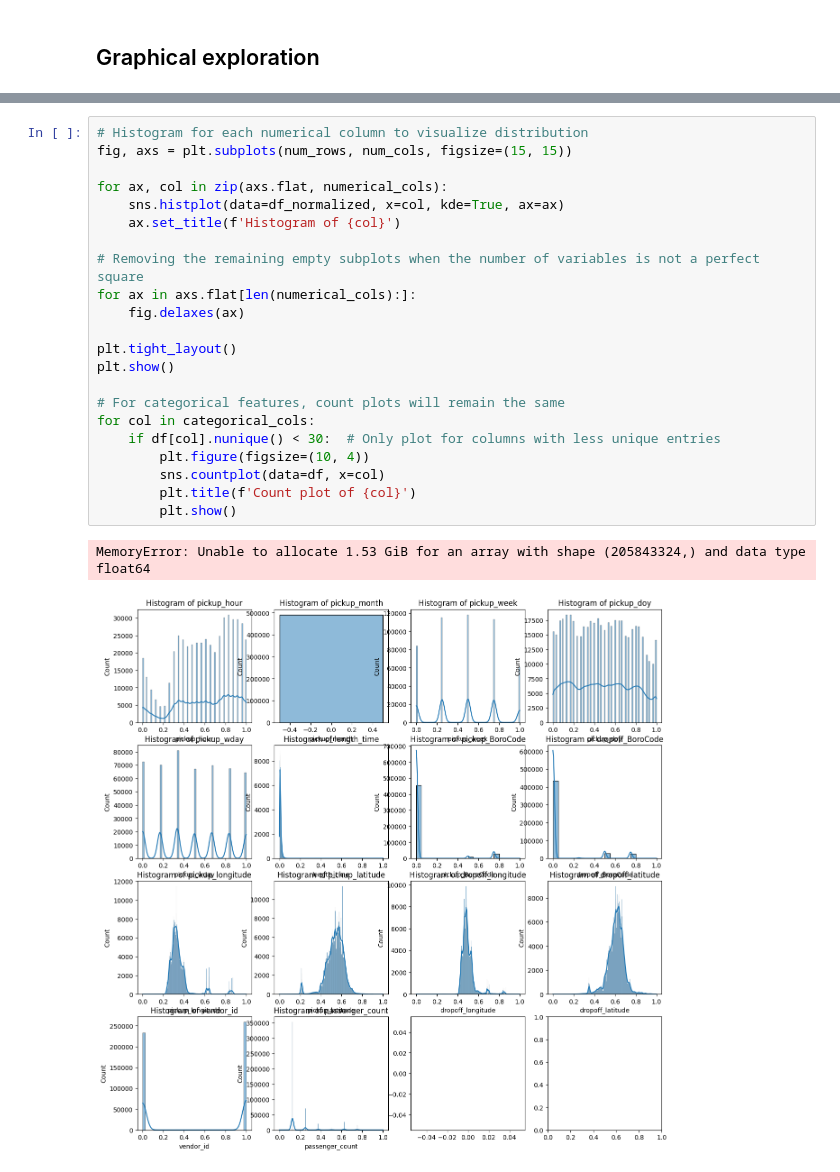
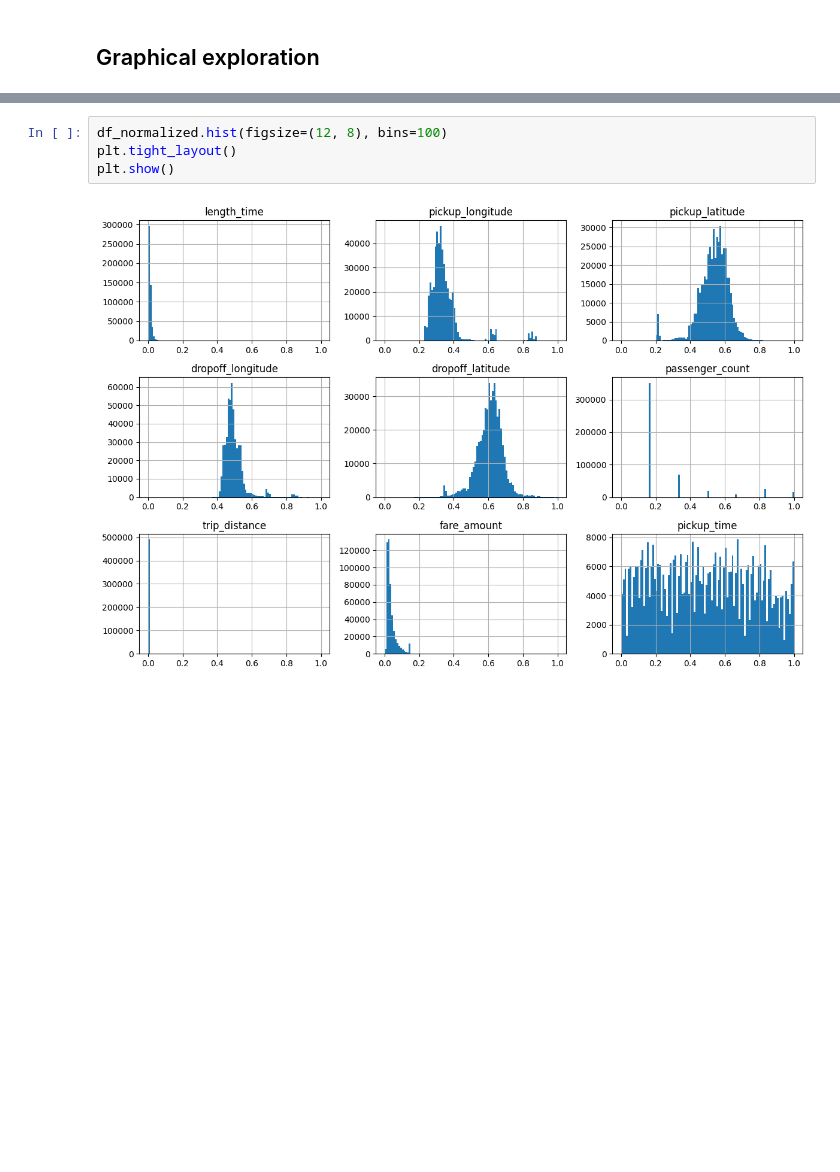
Before and after one commit to Darkosxl/ds_taxi_homework, a Jupyter notebook: main.ipynb, the cells around one changed output, grey strips where cells are left out. Cells and saved outputs as stored; diff of their text form; blank space fills up the shorter version.

```diff
--- a/main.ipynb
+++ b/main.ipynb
@@ -187,25 +304,6 @@ for col in categorical_cols:
-# %%
-# Histogram for each numerical column to visualize distribution
-fig, axs = plt.subplots(num_rows, num_cols, figsize=(15, 15))
-
-for ax, col in zip(axs.flat, numerical_cols):
-    sns.histplot(data=df_normalized, x=col, kde=True, ax=ax)
-    ax.set_title(f'Histogram of {col}')
-
-# Removing the remaining empty subplots when the number of variables is not a perfect square
-for ax in axs.flat[len(numerical_cols):]:
-    fig.delaxes(ax)
-
-plt.tight_layout()
-plt.show()
-
-# For categorical features, count plots will remain the same
-for col in categorical_cols:
-    if df[col].nunique() < 30:  # Only plot for columns with less unique entries
-        plt.figure(figsize=(10, 4))
-        sns.countplot(data=df, x=col)
-        plt.title(f'Count plot of {col}')
-        plt.show()
-# %% [output]
-MemoryError: Unable to allocate 1.53 GiB for an array with shape (205843324,) and data type float64
-[figure, removed]
+# %%
+df_normalized.hist(figsize=(12, 8), bins=100)
+plt.tight_layout()
+plt.show()
+# %% [output]
+[figure, added]
```
Also changed, not shown: parts of 41 cells of this notebook, 1 other file.
